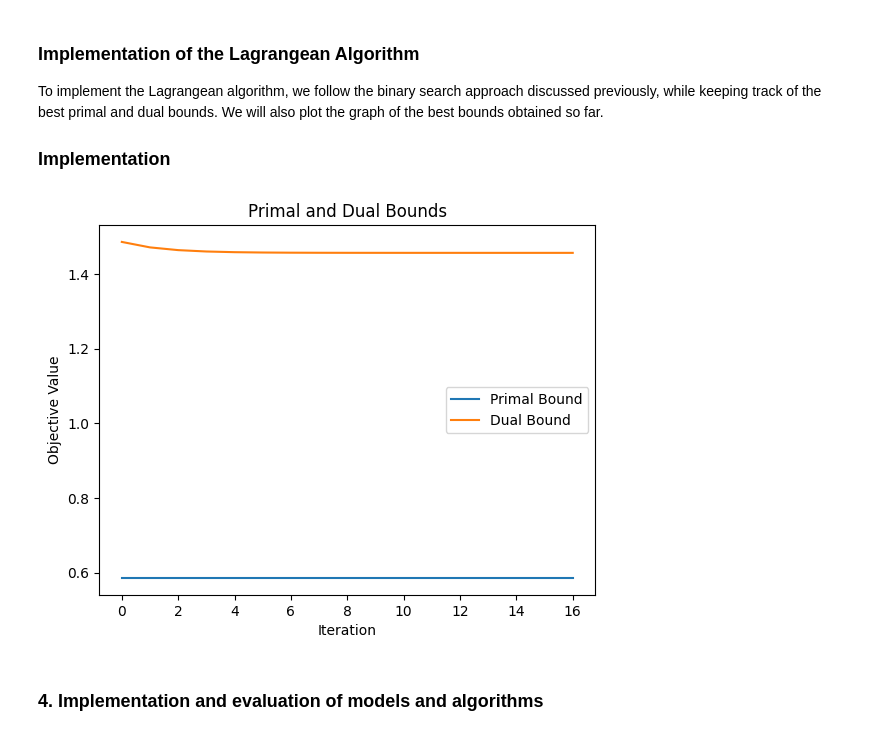
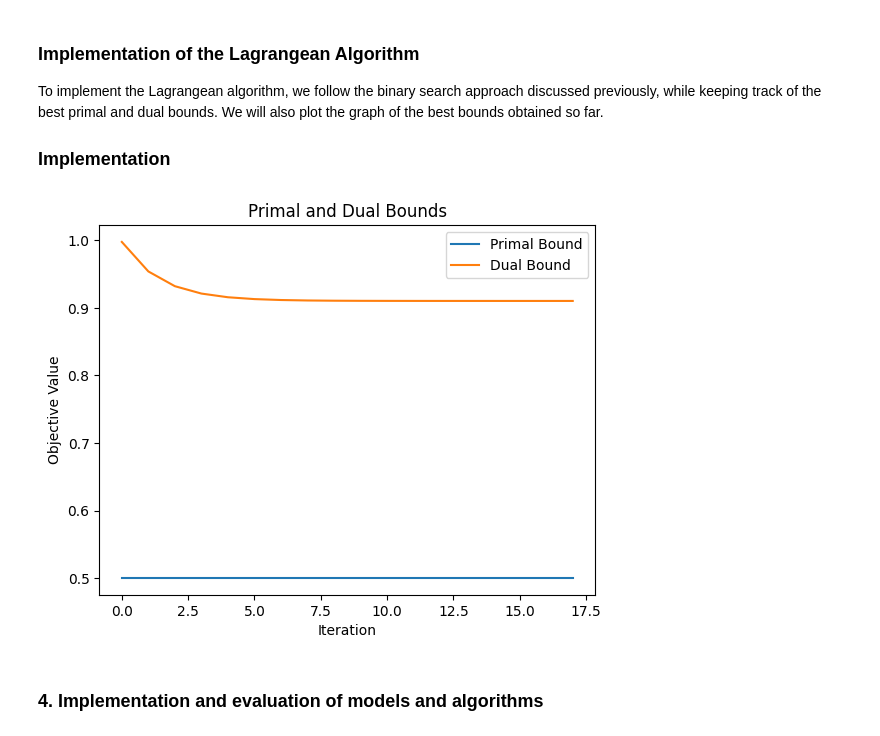
Before and after one commit to yelmokht/assortment-planning-problem, a Jupyter notebook: notebook.ipynb, the cells around one changed output. Drawn from its saved outputs; the diff is of its cells as text; code cells hidden in the pictures.

```diff
--- a/notebook.ipynb
+++ b/notebook.ipynb
@@ -1170,16 +1170,16 @@ To design a binary search to find the optimal $\lambda^{*}$, we need to exploit
 from gurobipy import Model, GRB
 from math import exp
 
-def solve_lagrangian(r, mu, lambda_val, n):
+def solve_lagrangian(r, mu, lambda_val, n, p):
     model = Model("Lagrangian")
     model.setParam('OutputFlag', 0)
 
     # Variables
     y0 = model.addVar(vtype=GRB.CONTINUOUS, name="y0")
-    y = model.addVars(vtype=GRB.CONTINUOUS, name="y")
+    y = model.addVars(n, vtype=GRB.CONTINUOUS, name="y")
 
     # Objective function
-    model.setObjective(r[0] * y0 + sum((r[i + 1] * exp(mu[i + 1]) - lambda_val) * y[i] for i in range(n)), GRB.MAXIMIZE)
+    model.setObjective((r[0] + lambda_val*p) * y0 + sum((r[i + 1] * exp(mu[i + 1]) - lambda_val) * y[i] for i in range(n)), GRB.MAXIMIZE)
 
     # Constraints
     model.addConstr(y0 + sum(y[i] for i in range(len(y))) == 1, "probability_sum")
@@ -1198,11 +1198,11 @@ def find_optimal_lambda(r, mu, p, n):
 
     while lambda_high - lambda_low > epsilon:
         lambda_mid = (lambda_low + lambda_high) / 2
-        mod = solve_lagrangian(r, mu, lambda_mid, n)
+        mod = solve_lagrangian(r, mu, lambda_mid, n, p)
         obj_val_mid = mod.ObjVal
 
         # We evaluate the function value at lambda_mid + epsilon to determine the direction of the search
-        if obj_val_mid < (solve_lagrangian(r, mu, lambda_mid + epsilon, n).ObjVal):
+        if obj_val_mid < (solve_lagrangian(r, mu, lambda_mid + epsilon, n, p).ObjVal):
             lambda_high = lambda_mid
         else:
             lambda_low = lambda_mid
@@ -1291,7 +1291,7 @@ In the context of using Lagrangian relaxation, we can employ a heuristic to impr
 from gurobipy import Model, GRB, quicksum
 from math import exp
 
-def solve_lagrangian(r, mu, lambda_val, n):
+def solve_lagrangian(r, mu, lambda_val, n, p):
     model = Model("Lagrangian")
     model.setParam('OutputFlag', 0)
 
@@ -1300,7 +1300,7 @@ def solve_lagrangian(r, mu, lambda_val, n):
     y = model.addVars(n,vtype=GRB.CONTINUOUS, name="y")
 
     # Objective function
-    model.setObjective(r[0] * y0 + sum((r[i + 1] * exp(mu[i + 1]) - lambda_val) * y[i] for i in range(n)), GRB.MAXIMIZE)
+    model.setObjective((r[0] + lambda_val*p)*y0+ sum((r[i + 1] * exp(mu[i + 1]) - lambda_val) * y[i] for i in range(n)), GRB.MAXIMIZE)
 
     # Constraints
     model.addConstr(y0 + sum(y[i] for i in range(len(y))) == 1, "probability_sum")
@@ -1308,10 +1308,18 @@ def solve_lagrangian(r, mu, lambda_val, n):
         model.addConstr(y[i] <= y0 * exp(mu[i + 1]), f"probability_{i}")
 
     # Optimize
+    model.update()
     model.optimize()
+    model.update()
+
+    print(f"lambda = {lambda_val}")
+    print(f"Objective Value = {model.ObjVal}")
+    print(f"y0 = {y0.X}")
+    for i in range(n):
+        print(f"y[{i}] = {y[i].X}")
 
     y0_val = y0.X
-    y_val = [y[i].X for i in range(len(y))]
+    y_val = [y[i].X for i in range(n)]
     return model, y0_val, y_val, lambda_val
 
 def is_feasible(y, p):
@@ -1330,7 +1338,7 @@ def find_optimal_lambda_with_heuristic(r, mu, p, n, epsilon=1e-6):
 
     while lambda_high - lambda_low > epsilon:
         lambda_mid = (lambda_low + lambda_high) / 2
-        model, y0, y, lambda_val = solve_lagrangian(r, mu, lambda_mid, n)
+        model, y0, y, lambda_val = solve_lagrangian(r, mu, lambda_mid, n, p)
         print(f"lambda = {lambda_val}")
         print(f"y0 = {y0}")
         print(f"y = {y}")
@@ -1346,7 +1354,7 @@ def find_optimal_lambda_with_heuristic(r, mu, p, n, epsilon=1e-6):
         dual_bounds.append(obj_val_mid)
 
         # We evaluate the function value at lambda_mid + epsilon to determine the direction of the search
-        if obj_val_mid < (solve_lagrangian(r, mu, lambda_mid + epsilon, n)[0].objVal):
+        if obj_val_mid < (solve_lagrangian(r, mu, lambda_mid + epsilon, n, p)[0].objVal):
             lambda_high = lambda_mid
         else:
             lambda_low = lambda_mid
@@ -1417,18 +1425,18 @@ To implement the Lagrangean algorithm, we follow the binary search approach disc
 # %%
 import matplotlib.pyplot as plt
 
-primal_bounds = small_instances_primal_bounds[2][10]
-dual_bounds = small_instances_dual_bounds[2][10]
+primal_bounds = small_instances_primal_bounds[3][5]
+dual_bounds = small_instances_dual_bounds[3][5]
 # Plotting the primal and dual bounds
 plt.plot(primal_bounds, label='Primal Bound')
 plt.plot(dual_bounds, label='Dual Bound')
 plt.xlabel('Iteration')
 plt.ylabel('Objective Value')
 plt.legend()
 plt.title('Primal and Dual Bounds')
 plt.show()
 # %% [output]
-[figure, old version]
+[figure, new version]
 # %% [markdown]
 ### 4. Implementation and evaluation of models and algorithms
 # %% [markdown]
```
Also changed, not shown: parts of 3 cells of this notebook.
